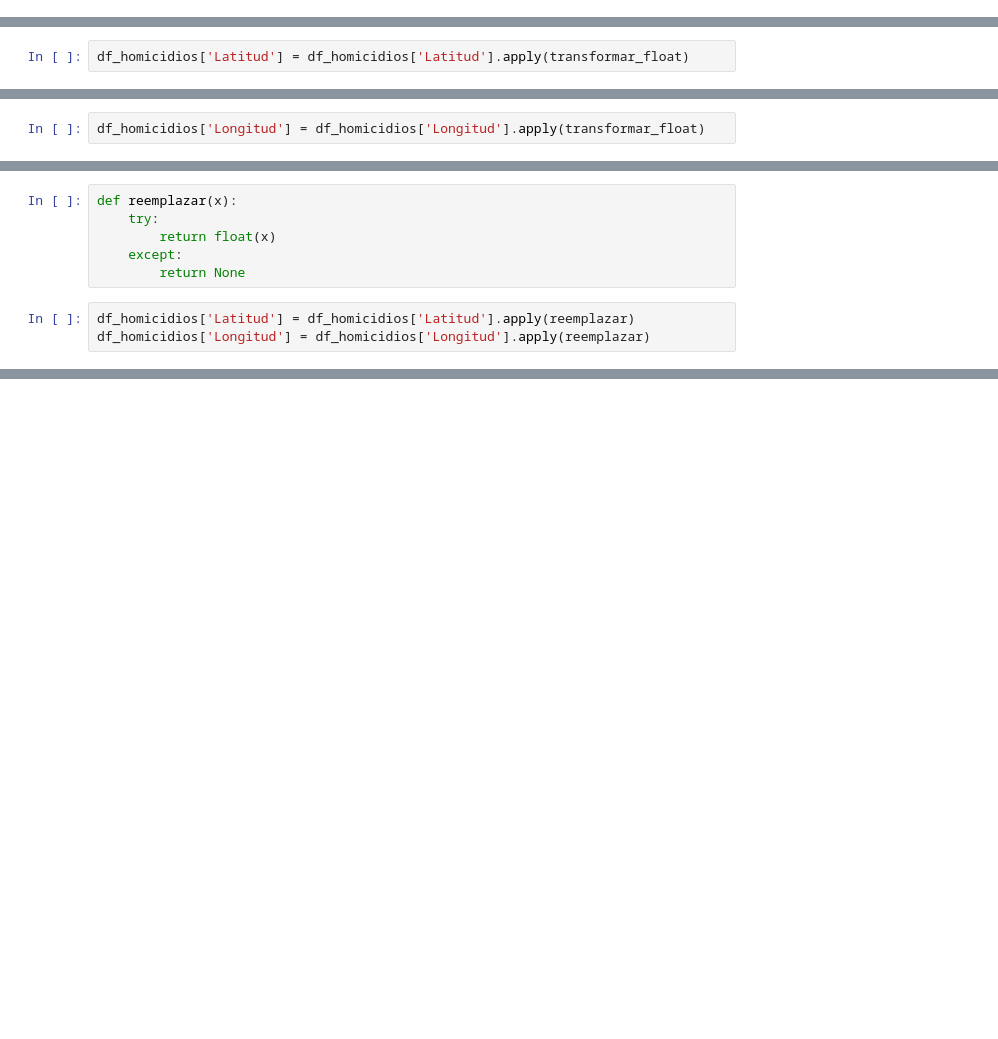
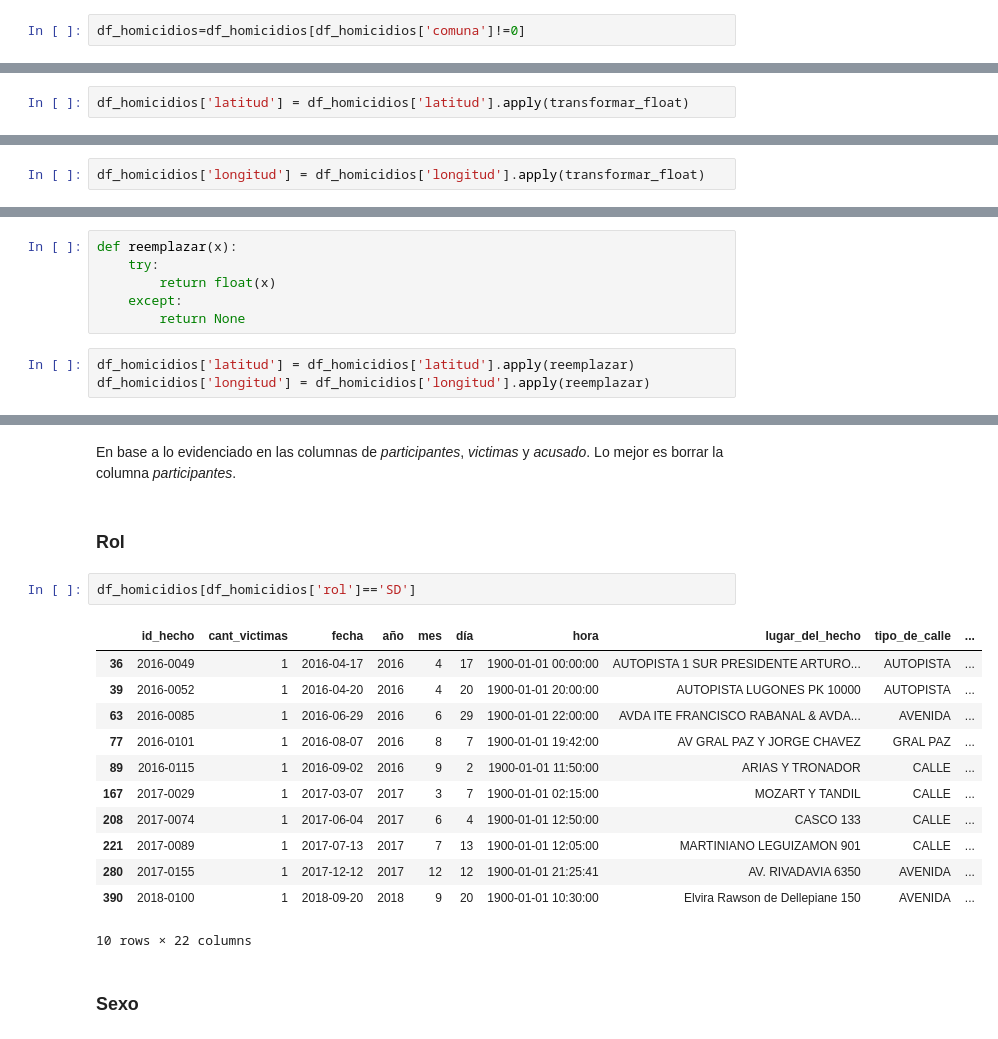
Before and after one commit to Juancito2085/PI_Data_Analyst, a Jupyter notebook: ETL.ipynb, the cells around one changed output, grey strips where cells are left out. Cells and saved outputs as stored; diff of their text form; blank space fills up the shorter version.

```diff
--- a/ETL.ipynb
+++ b/ETL.ipynb
@@ -266,0 +359,2 @@ ValueError: time data "SD" doesn't match format "%H:%M:%S", at position 536. You
+# %%
+df_homicidios=df_homicidios[df_homicidios['comuna']!=0]
@@ -274,7 +370,7 @@ def transformar_float(x):
     except:
         valores.append(x)
 # %%
-df_homicidios['Latitud'] = df_homicidios['Latitud'].apply(transformar_float)
+df_homicidios['latitud'] = df_homicidios['latitud'].apply(transformar_float)
 # %%
 valores
 # %% [output]
@@ -287,7 +383,7 @@ def transformar_float(x):
     except:
         valores.append(x)
 # %%
-df_homicidios['Longitud'] = df_homicidios['Longitud'].apply(transformar_float)
+df_homicidios['longitud'] = df_homicidios['longitud'].apply(transformar_float)
 # %%
 valores
 # %% [output]
@@ -301,8 +397,8 @@ def reemplazar(x):
     except:
         return None
 # %%
-df_homicidios['Latitud'] = df_homicidios['Latitud'].apply(reemplazar)
-df_homicidios['Longitud'] = df_homicidios['Longitud'].apply(reemplazar)
+df_homicidios['latitud'] = df_homicidios['latitud'].apply(reemplazar)
+df_homicidios['longitud'] = df_homicidios['longitud'].apply(reemplazar)
 # %%
 df_homicidios.columns
 # %% [output]
@@ -313,0 +456,21 @@ Index(['Id_Hecho', 'Cant_Victimas', 'Fecha', 'Año', 'Mes', 'Día', 'Hora',
+# %% [markdown]
+En base a lo evidenciado en las columnas de *participantes*, *victimas* y *acusado*. Lo mejor es borrar la columna *participantes*.
+# %% [markdown]
+### Rol
+# %%
+df_homicidios[df_homicidios['rol']=='SD']
+# %% [output]
+|  | id_hecho | cant_victimas | fecha | año | mes | día | hora | lugar_del_hecho | tipo_de_calle | ... |
+| 36 | 2016-0049 | 1 | 2016-04-17 | 2016 | 4 | 17 | 1900-01-01 00:00:00 | AUTOPISTA 1 SUR PRESIDENTE ARTURO... | AUTOPISTA | ... |
+| 39 | 2016-0052 | 1 | 2016-04-20 | 2016 | 4 | 20 | 1900-01-01 20:00:00 | AUTOPISTA LUGONES PK 10000 | AUTOPISTA | ... |
+| 63 | 2016-0085 | 1 | 2016-06-29 | 2016 | 6 | 29 | 1900-01-01 22:00:00 | AVDA ITE FRANCISCO RABANAL & AVDA... | AVENIDA | ... |
+| 77 | 2016-0101 | 1 | 2016-08-07 | 2016 | 8 | 7 | 1900-01-01 19:42:00 | AV GRAL PAZ Y JORGE CHAVEZ | GRAL PAZ | ... |
+| 89 | 2016-0115 | 1 | 2016-09-02 | 2016 | 9 | 2 | 1900-01-01 11:50:00 | ARIAS Y TRONADOR | CALLE | ... |
+| 167 | 2017-0029 | 1 | 2017-03-07 | 2017 | 3 | 7 | 1900-01-01 02:15:00 | MOZART Y TANDIL | CALLE | ... |
+| 208 | 2017-0074 | 1 | 2017-06-04 | 2017 | 6 | 4 | 1900-01-01 12:50:00 | CASCO 133 | CALLE | ... |
+| 221 | 2017-0089 | 1 | 2017-07-13 | 2017 | 7 | 13 | 1900-01-01 12:05:00 | MARTINIANO LEGUIZAMON 901 | CALLE | ... |
+| 280 | 2017-0155 | 1 | 2017-12-12 | 2017 | 12 | 12 | 1900-01-01 21:25:41 | AV. RIVADAVIA 6350 | AVENIDA | ... |
+| 390 | 2018-0100 | 1 | 2018-09-20 | 2018 | 9 | 20 | 1900-01-01 10:30:00 | Elvira Rawson de Dellepiane 150 | AVENIDA | ... |
+10 rows × 22 columns
+# %% [markdown]
+### Sexo
```
Also changed, not shown: parts of 43 cells of this notebook, 4 other files.
